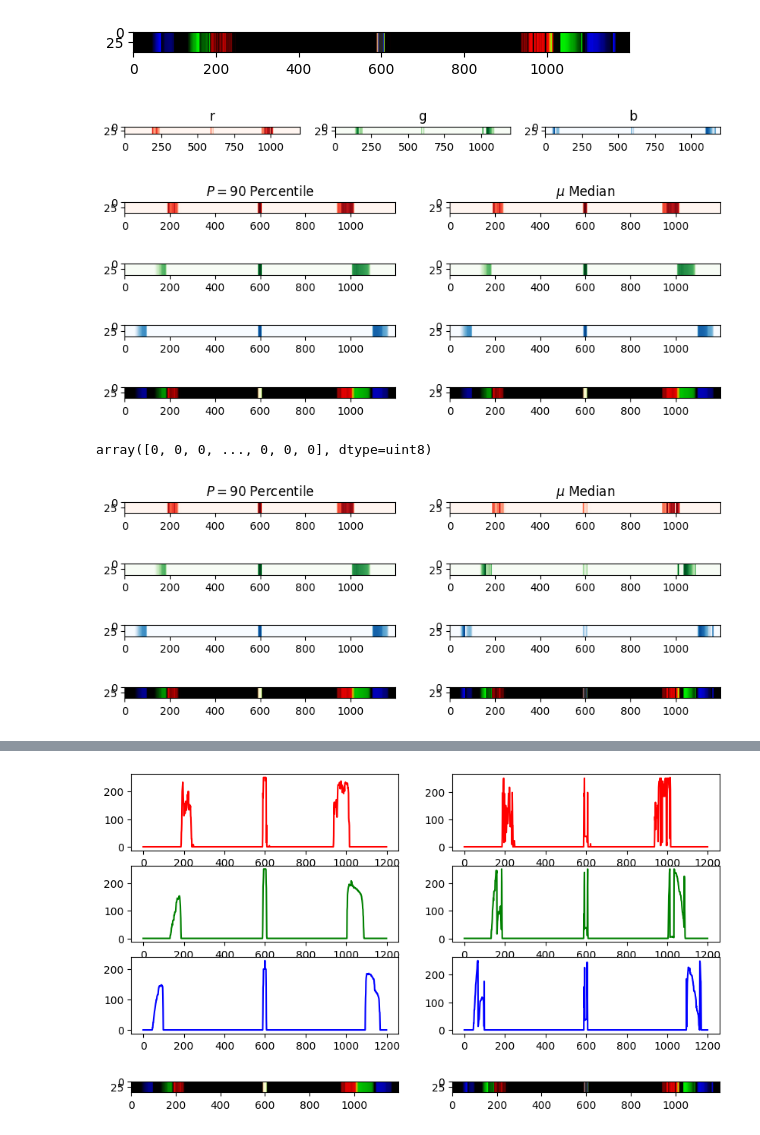
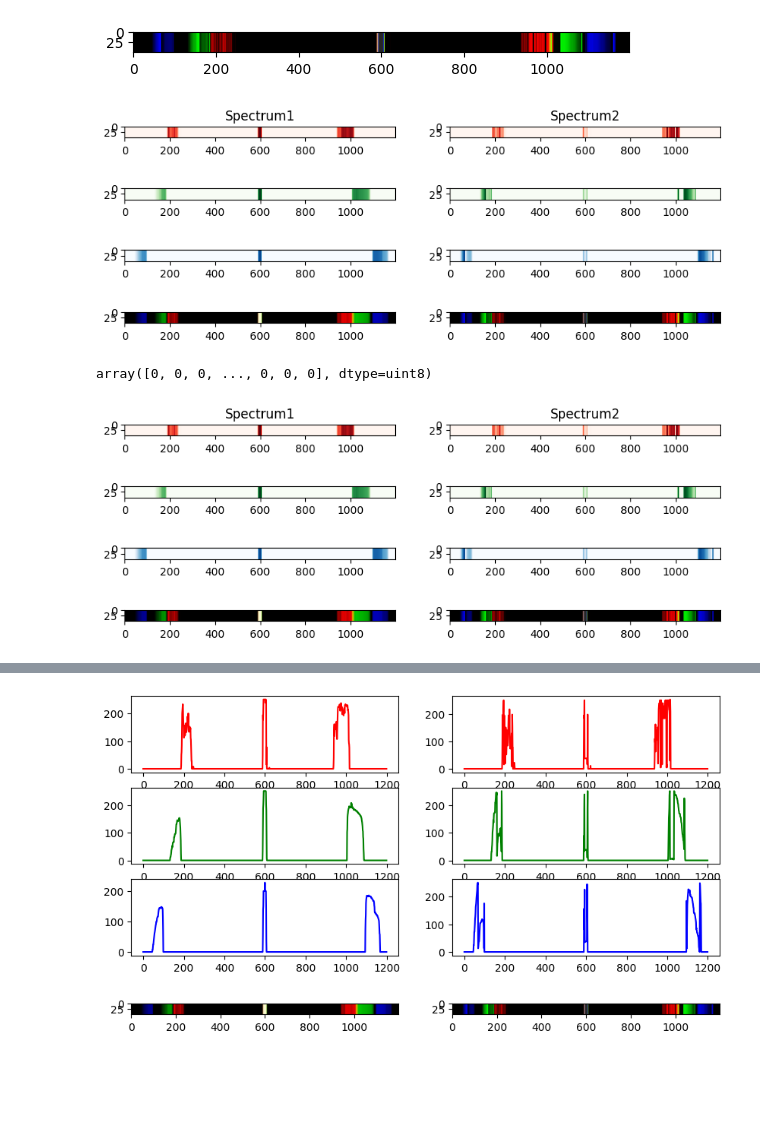
Before and after one commit to fbientrigo/cv_medical, a Jupyter notebook: 07_spectrum/cv_toSpectrum.ipynb, the cells around one changed output, grey strips where cells are left out. Cells and saved outputs as stored; diff of their text form; code cells hidden in the pictures; blank space fills up the shorter version.

```diff
--- a/07_spectrum/cv_toSpectrum.ipynb
+++ b/07_spectrum/cv_toSpectrum.ipynb
@@ -254,47 +256,30 @@ print("Max value:", np.max(cumsum))
 uint8
 Max value: 253
 [figure]
-# %%
-# Script para hacerlo en paralelo
-r_array, g_array, b_array = cv2.split(spectrum)
-colormaps = ['Reds', 'Greens','Blues']
-
-fig, axes = plt.subplots(1, 3, figsize=(10, 4))
-axes[0].imshow(r_array, cmap=plt.get_cmap(colormaps[0]))
-axes[1].imshow(g_array, cmap=plt.get_cmap(colormaps[1]))
-axes[2].imshow(b_array, cmap=plt.get_cmap(colormaps[2]))
-
-axes[0].set_title('r')
-axes[1].set_title('g')
-axes[2].set_title('b')
-
-plt.show()
-# %% [output]
-[figure, removed]
 # %%
 
-lista_arrays = [spectrum1, spectrum1]
+lista_arrays = [spectrum1, spectrum2]
 colormaps = ['Reds', 'Greens','Blues']
 
 fig, axes = plt.subplots(4, len(lista_arrays), figsize=(10,4))
 
 axes[3,0].imshow(lista_arrays[0])
 axes[3,1].imshow(lista_arrays[1])
 
 for j in range(len(lista_arrays)):
     A = cv2.split(lista_arrays[j])
     for i in range(len(A)):
         axes[i,j].imshow(A[i], cmap=plt.get_cmap(colormaps[i]))
 
 # [row, columns]
-axes[0,0].set_title(f'$P = {Q}$ Percentile')
-axes[0,1].set_title('$\mu$ Median')
+axes[0,0].set_title('Spectrum1')
+axes[0,1].set_title('Spectrum2')
 
 
 
 plt.show()
 # %% [output]
-[figure, old version]
+[figure, new version]
 # %%
 A = cv2.split(lista_arrays[0])
 # %%
@@ -316,12 +301,9 @@ for j in range(len(lista_arrays)):
     for i in range(len(A)):
         axes[i,j].imshow(A[i], cmap=plt.get_cmap(colormaps[i]))
 
-# [row, columns]
-axes[0,0].set_title(f'$P = {Q}$ Percentile')
-axes[0,1].set_title('$\mu$ Median')
-
-
+axes[0,0].set_title('Spectrum1')
+axes[0,1].set_title('Spectrum2')
 
 plt.show()
 # %% [output]
-[figure, old version]
+[figure, new version]
```
Also changed, not shown: parts of 9 cells of this notebook, 1 other file.
